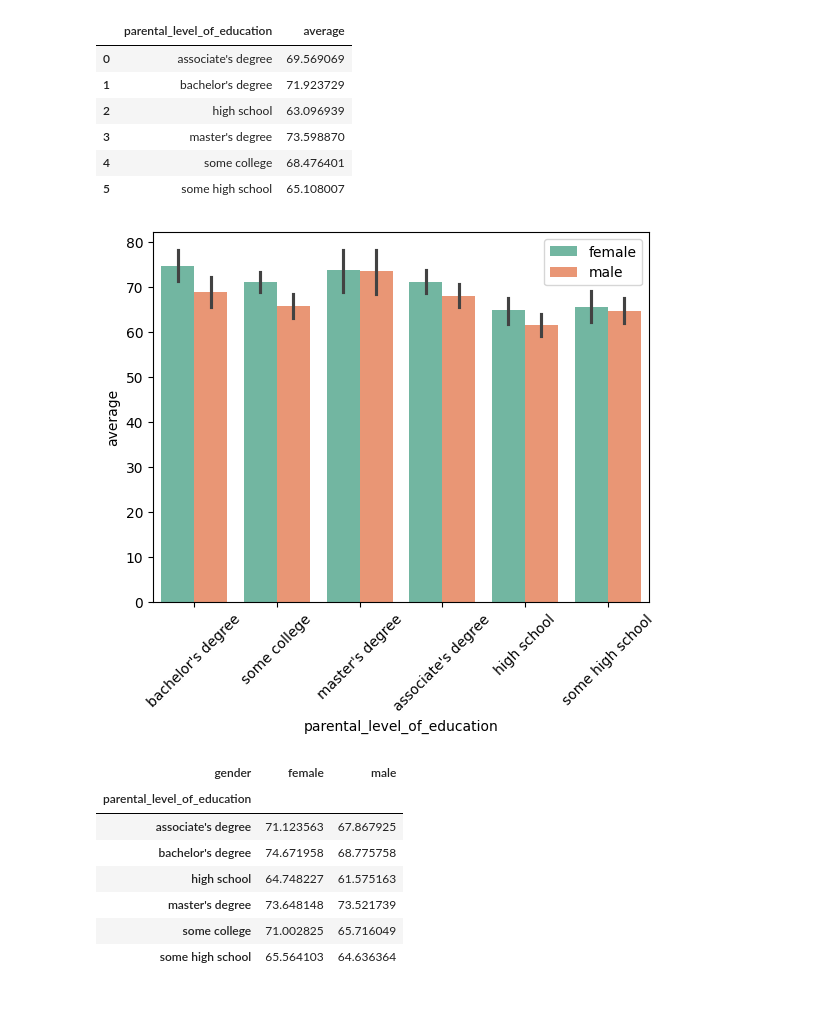
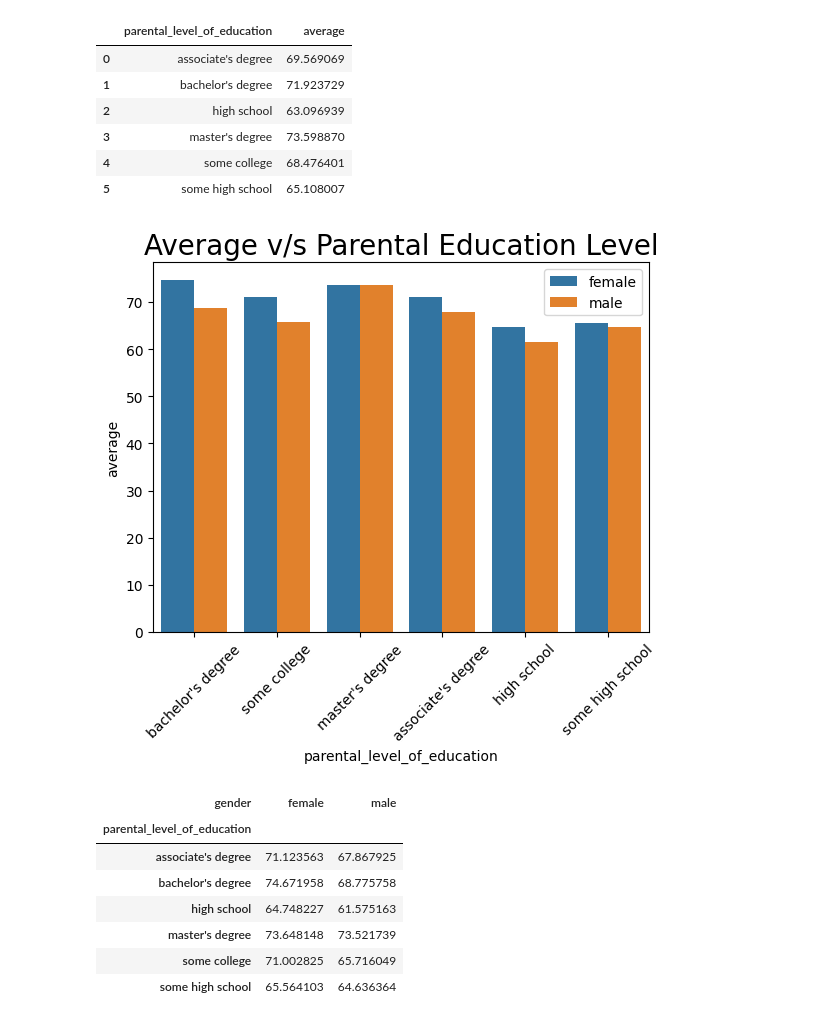
Before and after one commit to durrlov/mlproject, a Jupyter notebook: notebook/EDA.ipynb, the cells around one changed output. Drawn from its saved outputs; the diff is of its cells as text; code cells hidden in the pictures.

```diff
--- a/notebook/EDA.ipynb
+++ b/notebook/EDA.ipynb
@@ -320,12 +308,13 @@ group_table
 | 4 | some college | 68.476401 |
 | 5 | some high school | 65.108007 |
 # %%
-sns.barplot(data=df,x='parental_level_of_education',y='average', hue='gender', palette='Set2')
+sns.barplot(data=df, x='parental_level_of_education', y='average', estimator=np.mean, hue='gender', errorbar=None)
+plt.title('Average v/s Parental Education Level', fontsize=20)
 plt.xticks(rotation=45)
 plt.legend(loc= 'upper right')
 plt.show()
 # %% [output]
-[figure, old version]
+[figure, new version]
 # %%
 pivot_table = pd.pivot_table(df,
                index = 'parental_level_of_education',
```
Also changed, not shown: parts of 15 cells of this notebook, 1 other file.
